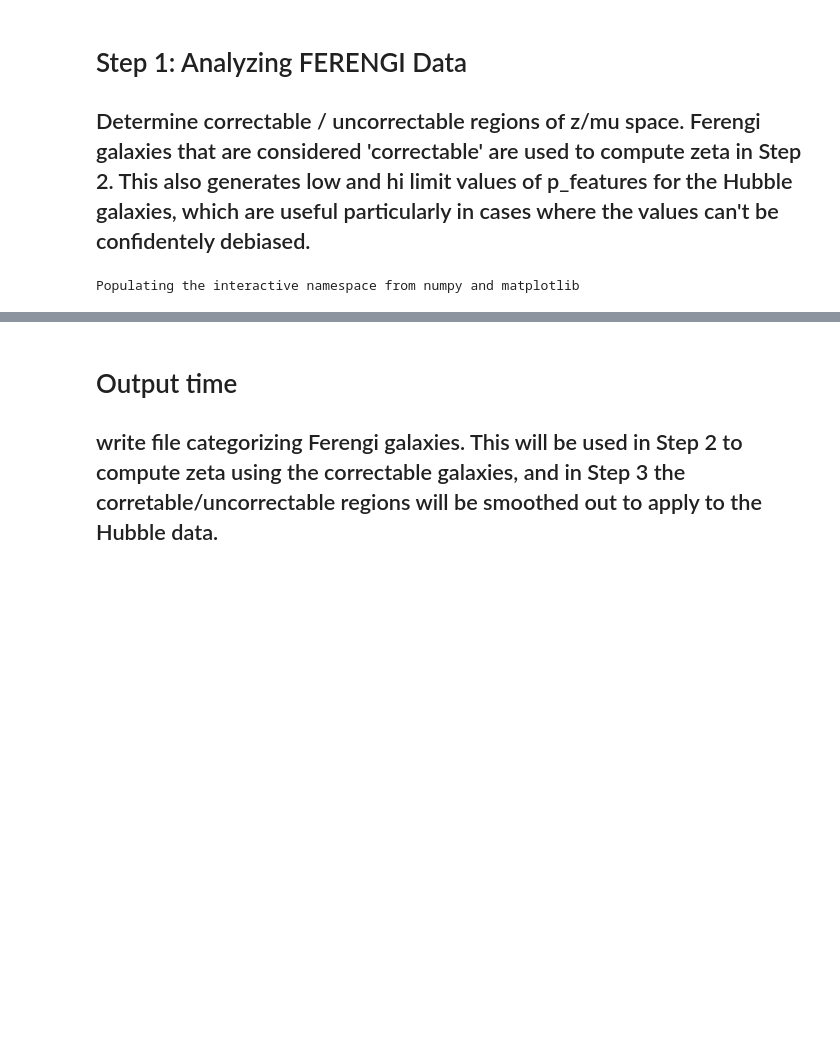
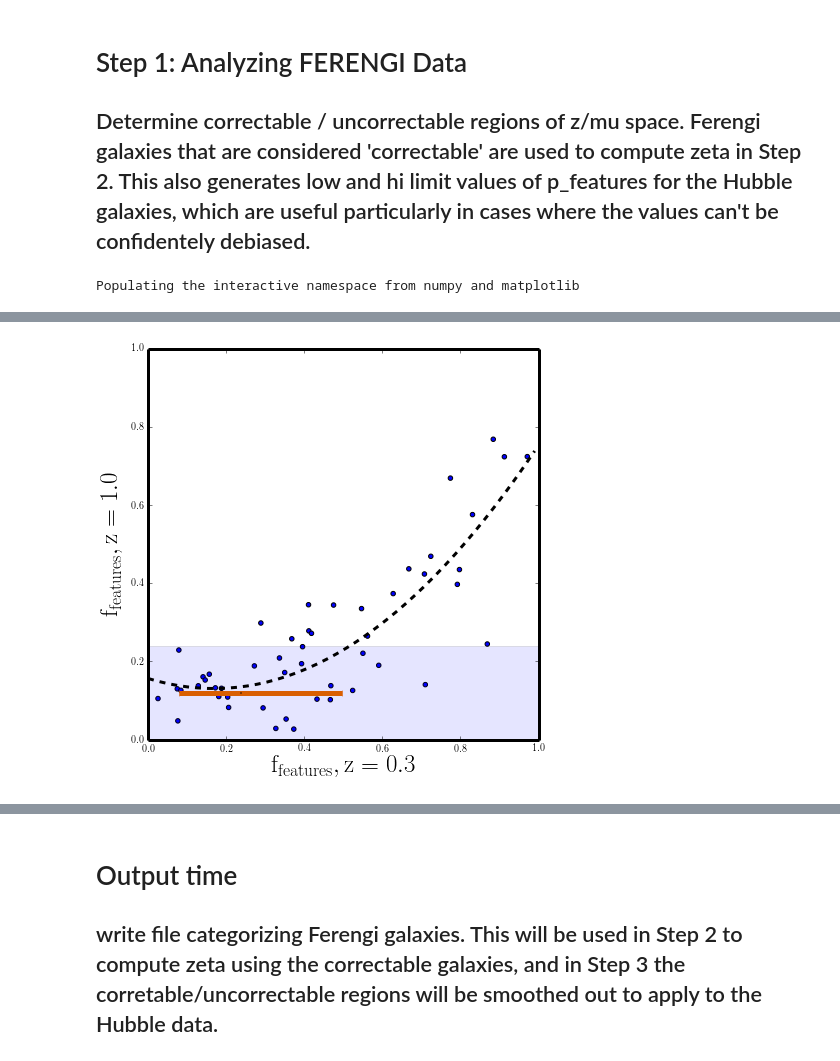
Before and after one commit to willettk/gzhubble, a Jupyter notebook: python/creating_debiased_catalog/STEP_1_p_features_thresholds_slope_method.ipynb, the cells around one changed output, grey strips where cells are left out. Saved outputs shown, nothing was run; the diff lists cells and outputs as text; code cells hidden in the pictures; blank space fills up the shorter version.

```diff
--- a/python/creating_debiased_catalog/STEP_1_p_features_thresholds_slope_method.ipynb
+++ b/python/creating_debiased_catalog/STEP_1_p_features_thresholds_slope_method.ipynb
@@ -251,3 +282,99 @@ plt.savefig('../../writeup/figures/p_vs_p_SB_redshift.pdf')
+# %%
+#Subfigure plot:
+
+xs = scatter_dct[1,yedges[3],'lo']
+ys=scatter_dct[1,yedges[3],'hi']
+x_new = np.linspace(0,.99,40)
+
+x_line=np.linspace(0,1,10)
+#blue
+flat_list=[]
+
+f=plt.figure(figsize=(7,7))
+
+poly_params=np.polynomial.polynomial.polyfit(xs,ys,2)
+poly = np.polynomial.Polynomial(poly_params)
+drv=derivative_of_poly(x_new,poly_params,2)
+if np.min(drv)>-3: #fit okay, go ahead and plot
+    plt.plot(x_new,np.polyval(poly_params[::-1],x_new),c='k',lw=3,ls='dashed')
+    for d,val in enumerate(drv):
+        if val < slope_cut:
+            flat_list.append(x_new[d]) #list of x-values for shaded region
+            if len(flat_list)>0: # if there are bad regions, record stuff:
+                min_p_at_3=np.min(flat_list) #minimum x value of shaded region
+                max_p_at_3=np.max(flat_list) #maximum x value of shaded region
+
+                #get list of y values in shaded region
+                bad_p_at_z_list=[]
+                for p_int,p in enumerate(xs):
+                    if p>=min_p_at_3 and p < max_p_at_3:
+                        bad_p_at_z_list.append(ys[p_int])
+                #shade out 3 standard deviations above and below the mean of that area
+                min_val = 0 #I think the minimum should be 0...because...
+                if len(bad_p_at_z_list)>0: #need at least 1 pts to get mean and std
+                    max_val = np.mean(bad_p_at_z_list)+1.5*np.std(bad_p_at_z_list)
+                else:
+                    max_val=0
+plt.axhspan(0,max_val,alpha=.1)
+
+plt.scatter(xs,ys)
+interval_dct[z,yedges[y]]=[]
+plt.xlim(0,1)
+plt.ylim(0,1)
+this_dct={}  #stores p_features at z=0.3 value for each bin (xs); use to compute spread in each bin
+                    #stored like: this_dct[lower_bin_edge,higher_bin_edge] = [distribution of xs in bin]
+bins_list=np.linspace(0,1,6) #bin measured p_features from 0 to 1
+for b in range(0,len(bins_list)-1):
+    bin_bottom = round(bins_list[b],1)
+    bin_top = round(bins_list[b+1],1)
+    this_dct[bin_bottom,bin_top]=[]
+    for l,val in enumerate(ys): #check p_features at z values
+        if val >= bin_bottom and val < bin_top: # if it falls inside bin in question:
+            this_dct[bin_bottom,bin_top].append(xs[l]) #then put corresponding p_features,z=0.3 value in list
+
+        #Now compute the mean and spread of p_features,z=0.3 for each bin
+p_features_means=[]
+x_error_lo=[]
+x_error_hi=[]
+bin_centers=[]
+
+for b in range(0,len(bins_list)-1):
+    bin_bottom = round(bins_list[b],3)
+    bin_top = round(bins_list[b+1],3)
+    try:
+        p_features_means.append(np.median(this_dct[bin_bottom,bin_top]))
+    except IndexError:
+        p_features_means.append(0)
+    try:
+            #    x_error_lo.append(p_features_means[b] - np.percentile(this_dct[bin_bottom,bin_top],10))
+        x_error_lo.append(np.percentile(this_dct[bin_bottom,bin_top],50) - np.percentile(this_dct[bin_bottom,bin_top],10))
+
+    except IndexError:
+        x_error_lo.append(0)
+    try:
+              #  x_error_hi.append(np.percentile(this_dct[bin_bottom,bin_top],90) - p_features_means[b])
+        x_error_hi.append(np.percentile(this_dct[bin_bottom,bin_top],90) - np.percentile(this_dct[bin_bottom,bin_top],50))
+
+    except IndexError:
+        x_error_hi.append(0)
+    bin_centers.append((bin_top-bin_bottom)/2.+bin_bottom)
+    try:
+        interval_dct[z,yedges[y]].append({'bin_bottom':bin_bottom,'bin_top':bin_top,'low_limit':np.percentile(this_dct[bin_bottom,bin_top],10),'hi_limit':np.percentile(this_dct[bin_bottom,bin_top],90)})
+    except IndexError:
+        pass
+
+p_features_means=[p_features_means[0],-1]
+center = max_val/2.
+bin_centers=[center,-1]
+x_error_lo=[x_error_lo[0],-1]
+x_error_hi=[x_error_hi[0],-1]
+plt.errorbar(p_features_means,bin_centers,xerr=[x_error_lo,x_error_hi],fmt='o',c='#d95f02',markersize=1,elinewidth=5)
+plt.xlabel(r'$\mathrm{f_{features},z=0.3}$',fontsize=25)
+plt.ylabel(r'$\mathrm{f_{features},z=1.0}$',fontsize=25)
+
+plt.savefig('../../writeup/figures/p_vs_p_SB_redshift_subplot.pdf')
+# %% [output]
+[figure, added]
 # %%
 #Here we'll compute the scatter in the points for different bins of measured p_values, so we can provide upper limits
 #on p_features for the difficult galaxies.
```
Also changed, not shown: parts of 18 cells of this notebook, 4 other files.
